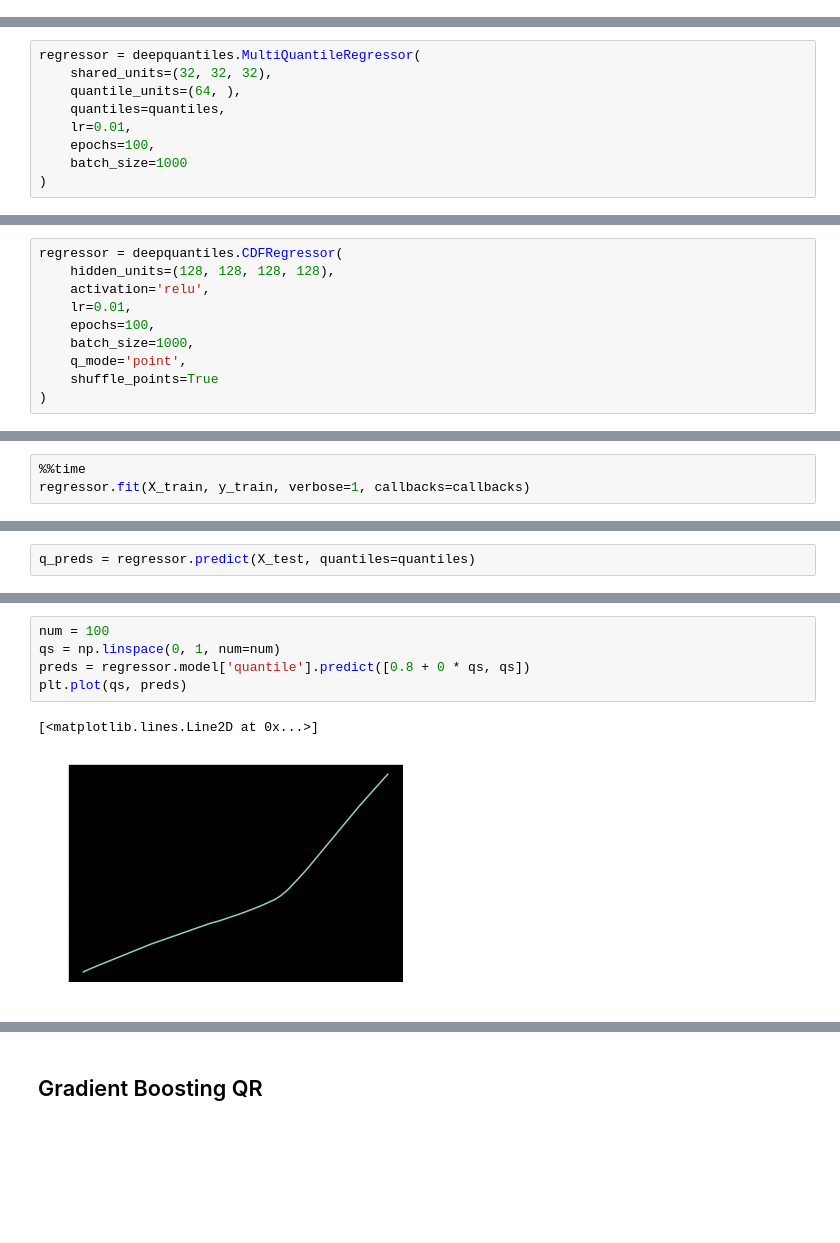
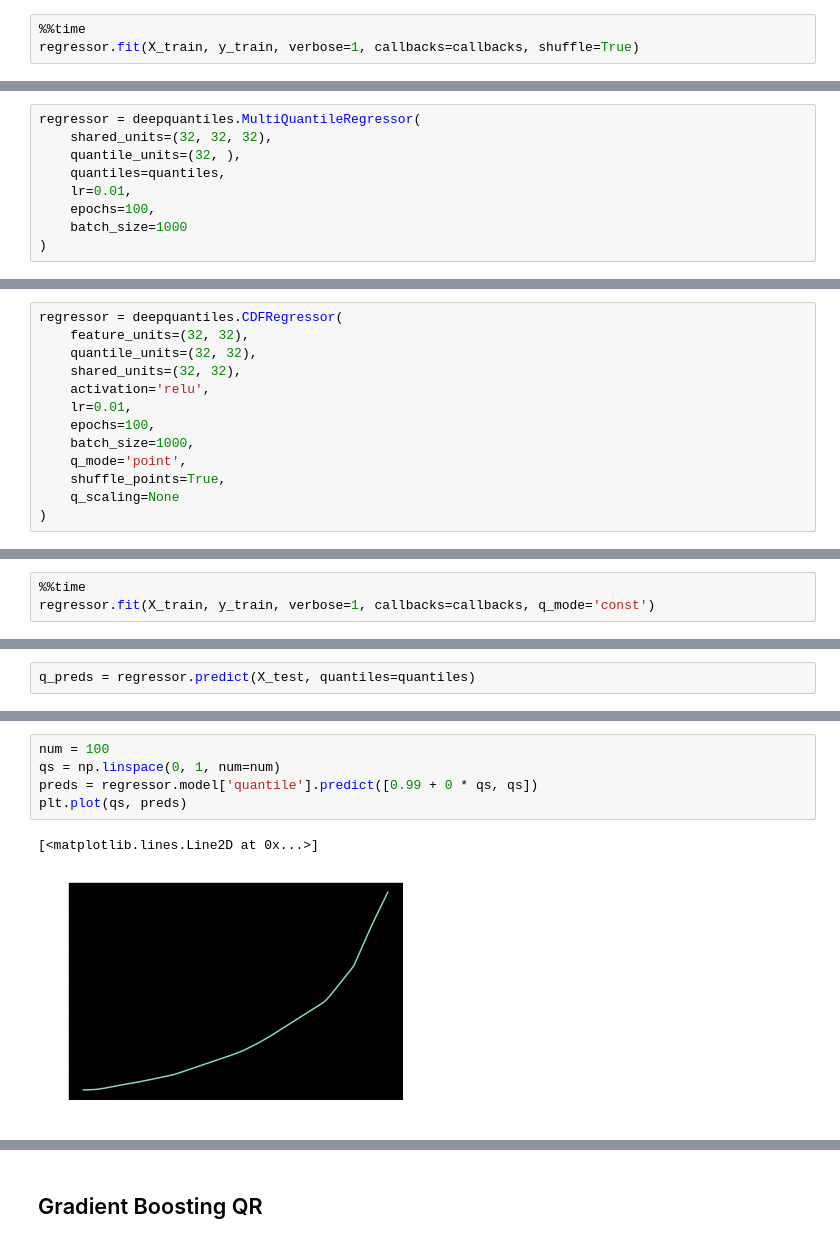
Before and after one commit to ig248/deepquantiles, a Jupyter notebook: notebooks/nn-quantiles-skewed.ipynb, the cells around one changed output, grey strips where cells are left out. Cells and saved outputs as stored; diff of their text form; blank space fills up the shorter version.

```diff
--- a/notebooks/nn-quantiles-skewed.ipynb
+++ b/notebooks/nn-quantiles-skewed.ipynb
@@ -63,0 +99,3 @@ callbacks = [
+# %%
+%%time
+regressor.fit(X_train, y_train, verbose=1, callbacks=callbacks, shuffle=True)
@@ -66,7 +139,7 @@ callbacks = [
 # %%
 regressor = deepquantiles.MultiQuantileRegressor(
     shared_units=(32, 32, 32),
-    quantile_units=(64, ),
+    quantile_units=(32, ),
     quantiles=quantiles,
     lr=0.01,
     epochs=100,
@@ -138,13 +211,16 @@ plt.plot(regressor.quantiles, scores, 's-')
 ## Regress on Quantile `q`
 # %%
 regressor = deepquantiles.CDFRegressor(
-    hidden_units=(128, 128, 128, 128),
+    feature_units=(32, 32),
+    quantile_units=(32, 32),
+    shared_units=(32, 32),
     activation='relu',
     lr=0.01,
     epochs=100,
     batch_size=1000,
     q_mode='point',
-    shuffle_points=True
+    shuffle_points=True,
+    q_scaling=None
 )
 # %%
 vis_model(regressor.model['loss'])
@@ -176,5 +252,5 @@ Non-trainable params: 0
 __________________________________________________________________________________________________
 # %%
 %%time
-regressor.fit(X_train, y_train, verbose=1, callbacks=callbacks)
+regressor.fit(X_train, y_train, verbose=1, callbacks=callbacks, q_mode='const')
 # %% [output]
@@ -204,11 +280,11 @@ plt.legend(ncol=2)
 # %%
 num = 100
 qs = np.linspace(0, 1, num=num)
-preds = regressor.model['quantile'].predict([0.8 + 0 * qs, qs])
+preds = regressor.model['quantile'].predict([0.99 + 0 * qs, qs])
 plt.plot(qs, preds)
 # %% [output]
 [<matplotlib.lines.Line2D at 0x...>]
-[figure, old version]
+[figure, new version]
 # %%
 %%time
 scores = [sk_quantile_loss(q, y_test, q_pred) for q, q_pred in zip(quantiles, q_preds.T)]
```
Also changed, not shown: parts of 22 cells of this notebook, 2 other files.
